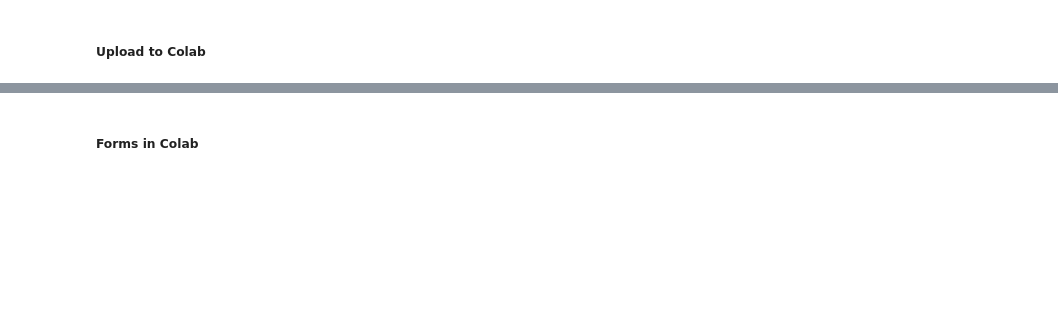
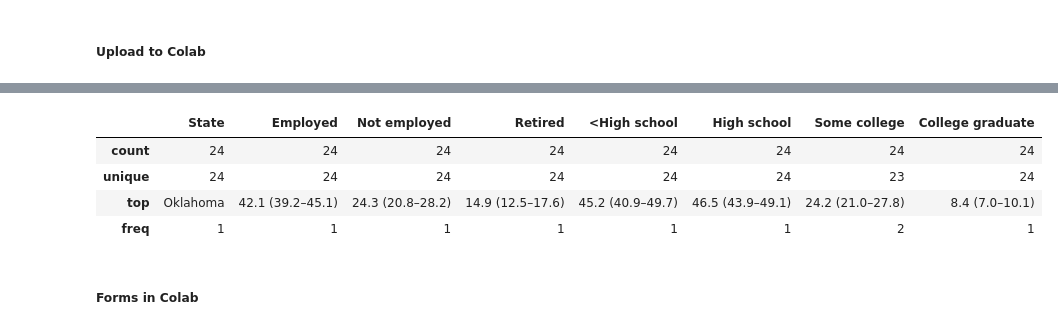
Before and after one commit to noahgift/1minutetip, a Jupyter notebook: Public_Master_SafariOnline_Day1_Part1.ipynb, the cells around one changed output, grey strips where cells are left out. Cells and saved outputs as stored; diff of their text form; code cells hidden in the pictures; blank space fills up the shorter version.

```diff
--- a/Public_Master_SafariOnline_Day1_Part1.ipynb
+++ b/Public_Master_SafariOnline_Day1_Part1.ipynb
@@ -91,6 +103,6 @@ drwxr-xr-x 2 root root 4096 Nov  2 17:32 sample_data
 # %%
 import pandas as pd
-df = pd.read_csv("education_sugar_cdc_2003.csv")
+df = pd.read_csv("https://raw.githubusercontent.com/noahgift/sugar/master/data/education_sugar_cdc_2003.csv")
 df.head()
 # %% [output]
 |  | State | Employed | Not employed | Retired | <High school | High school | Some college | College graduate |
@@ -99,6 +111,14 @@ df.head()
 | 2 | California | 22.9 (20.9–25.1) | 30.2 (27.1–33.4) | 15.0 (12.2–18.2) | 38.5 (34.2–43.0) | 29.9 (26.5–33.7) | 21.4 (18.8–24.2) | 11.5 (9.8–13.5) |
 | 3 | Connecticut | 18.9 (17.1–20.9) | 24.3 (20.8–28.2) | 15.0 (12.7–17.7) | 27.8 (22.4–33.9) | 26.9 (23.7–30.3) | 19.9 (17.2–23.0) | 10.2 (8.7–12.0) |
 | 4 | District of Columbia | 18.5 (15.7–21.7) | 34.6 (29.5–40.1) | 18.5 (15.3–22.1) | 45.6 (36.4–55.2) | 39.0 (33.1–45.2) | 28.9 (23.4–35.0) | 8.4 (7.0–10.1) |
+# %%
+df.describe()
+# %% [output]
+|  | State | Employed | Not employed | Retired | <High school | High school | Some college | College graduate |
+| count | 24 | 24 | 24 | 24 | 24 | 24 | 24 | 24 |
+| unique | 24 | 24 | 24 | 24 | 24 | 24 | 23 | 24 |
+| top | Oklahoma | 42.1 (39.2–45.1) | 24.3 (20.8–28.2) | 14.9 (12.5–17.6) | 45.2 (40.9–49.7) | 46.5 (43.9–49.1) | 24.2 (21.0–27.8) | 8.4 (7.0–10.1) |
+| freq | 1 | 1 | 1 | 1 | 1 | 1 | 2 | 1 |
 # %% [markdown]
 ##### Forms in Colab
 # %%
```
Also changed, not shown: parts of 88 cells of this notebook.
